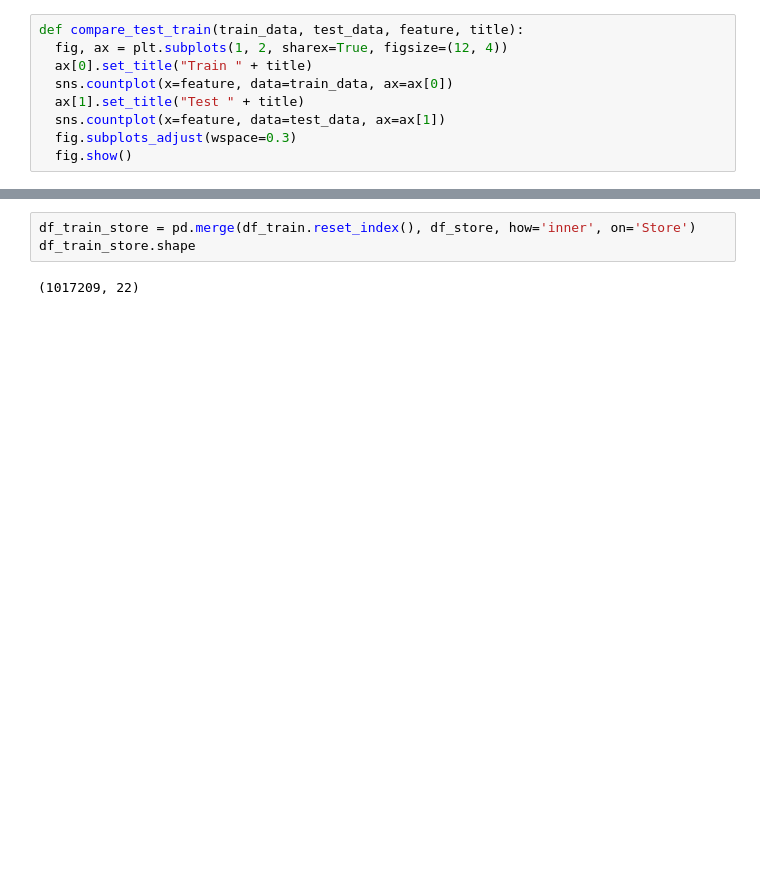
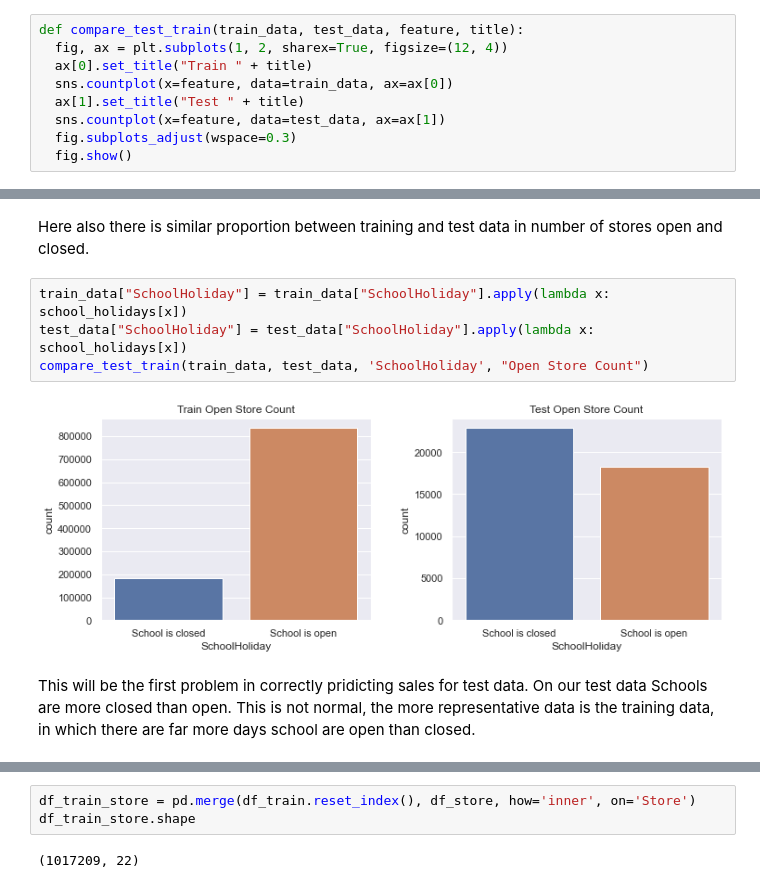
Before and after one commit to eandualem/PharmaceuticalSalesPrediction, a Jupyter notebook: notebooks/2.0 exploration.ipynb, the cells around one changed output, grey strips where cells are left out. Drawn from its saved outputs; the diff is of its cells as text; blank space fills up the shorter version.

```diff
--- a/notebooks/2.0 exploration.ipynb
+++ b/notebooks/2.0 exploration.ipynb
@@ -162,0 +89,11 @@ compare_test_train(df_train, df_test, 'StateHoliday', "Open Store Count")
+# %% [markdown]
+Here also there is similar proportion between training and test data in number of stores open and closed.
+# %%
+train_data["SchoolHoliday"] = train_data["SchoolHoliday"].apply(lambda x: school_holidays[x])
+test_data["SchoolHoliday"] = test_data["SchoolHoliday"].apply(lambda x: school_holidays[x])
+compare_test_train(train_data, test_data, 'SchoolHoliday', "Open Store Count")
+# %% [output]
+[figure, added]
+# %% [markdown]
+This will be the first problem in correctly pridicting sales for test data. On our test data
+Schools are more closed than open. This is not normal, the more representative data is the training data, in which there are far more days school are open than closed.
```
Also changed, not shown: parts of 80 cells of this notebook, 2 other files.
